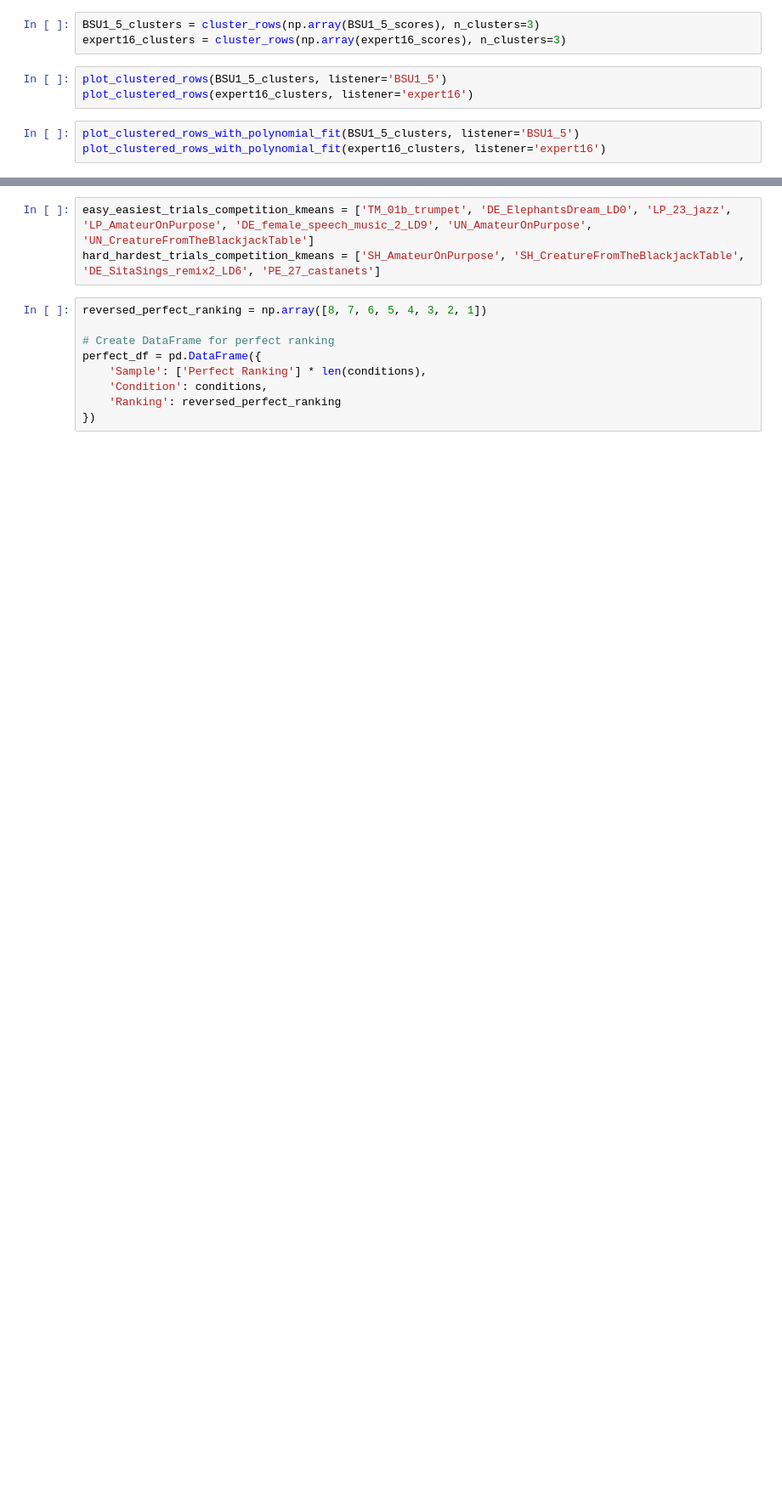
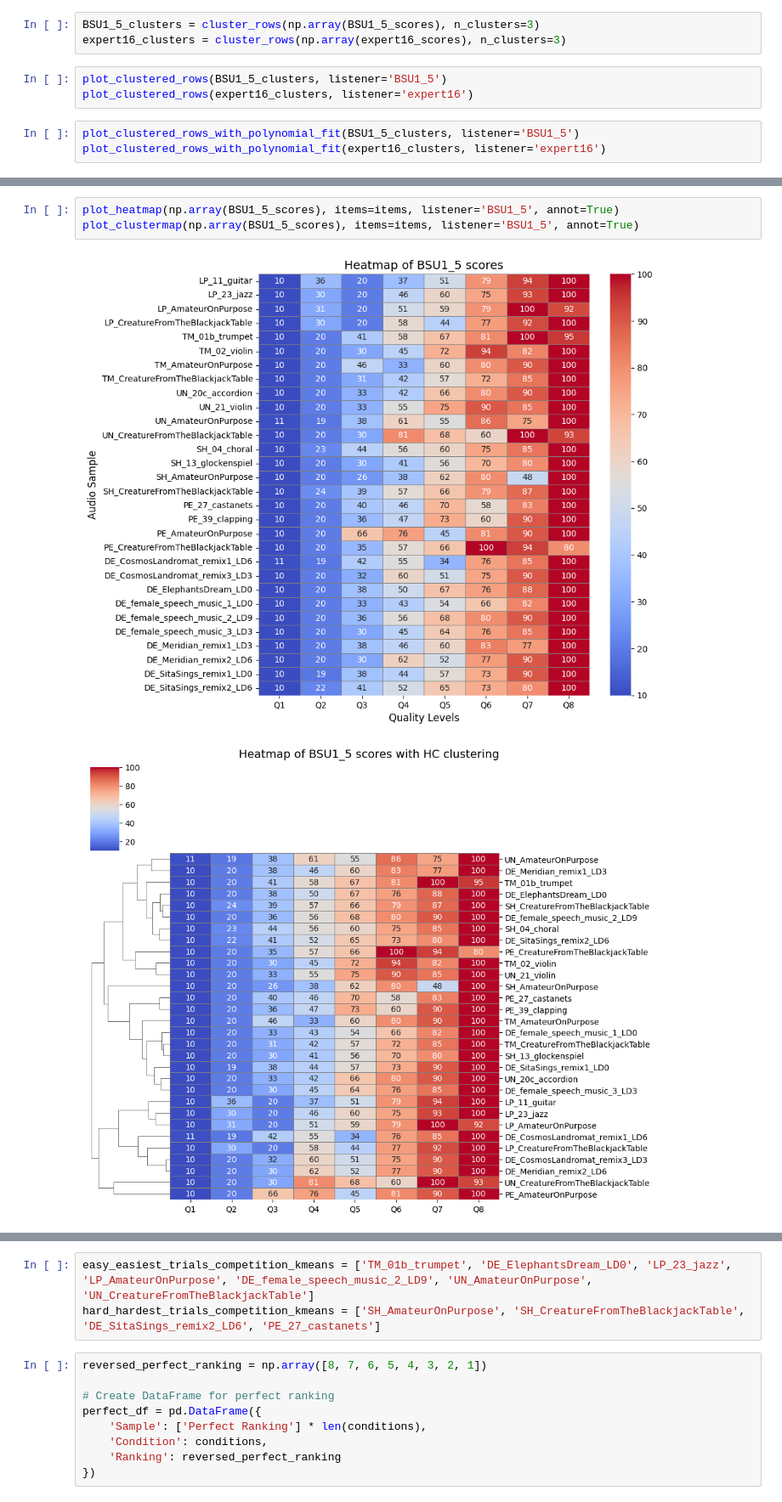
Before and after one commit to cjunwon/ODAQ-SDA, a Jupyter notebook: competition_inidividual_analysis.ipynb, the cells around one changed output, grey strips where cells are left out. Shown at 85% size. Saved outputs shown, nothing was run; the diff lists cells and outputs as text; blank space fills up the shorter version.

Commit message:
Row-wise HC tree on individual scores

```diff
--- a/competition_inidividual_analysis.ipynb
+++ b/competition_inidividual_analysis.ipynb
@@ -398,0 +515,6 @@ plot_clustered_rows_with_polynomial_fit(expert16_clusters, listener='expert16')
+# %%
+plot_heatmap(np.array(BSU1_5_scores), items=items, listener='BSU1_5', annot=True)
+plot_clustermap(np.array(BSU1_5_scores), items=items, listener='BSU1_5', annot=True)
+# %% [output]
+[figure, added]
+[figure, added]
```
Also changed, not shown: parts of 4 cells of this notebook, 3 other files.
